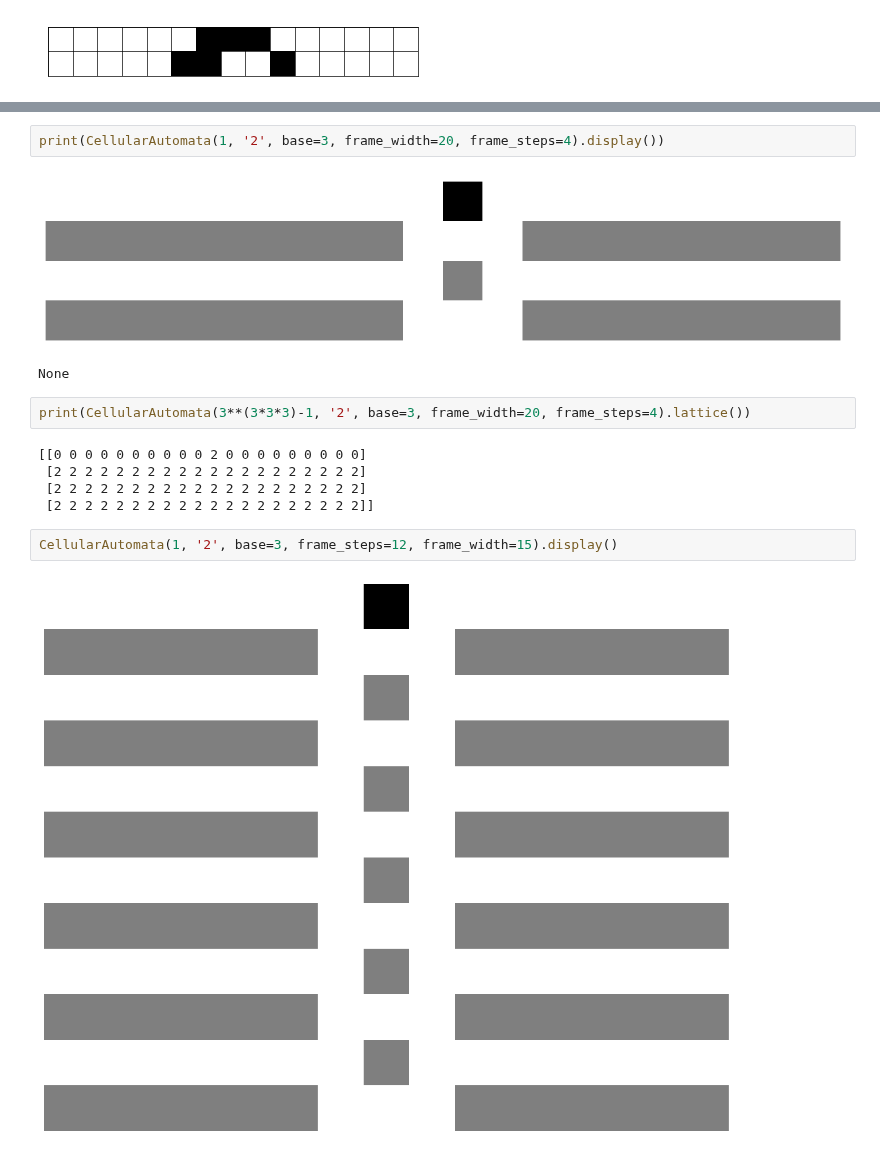
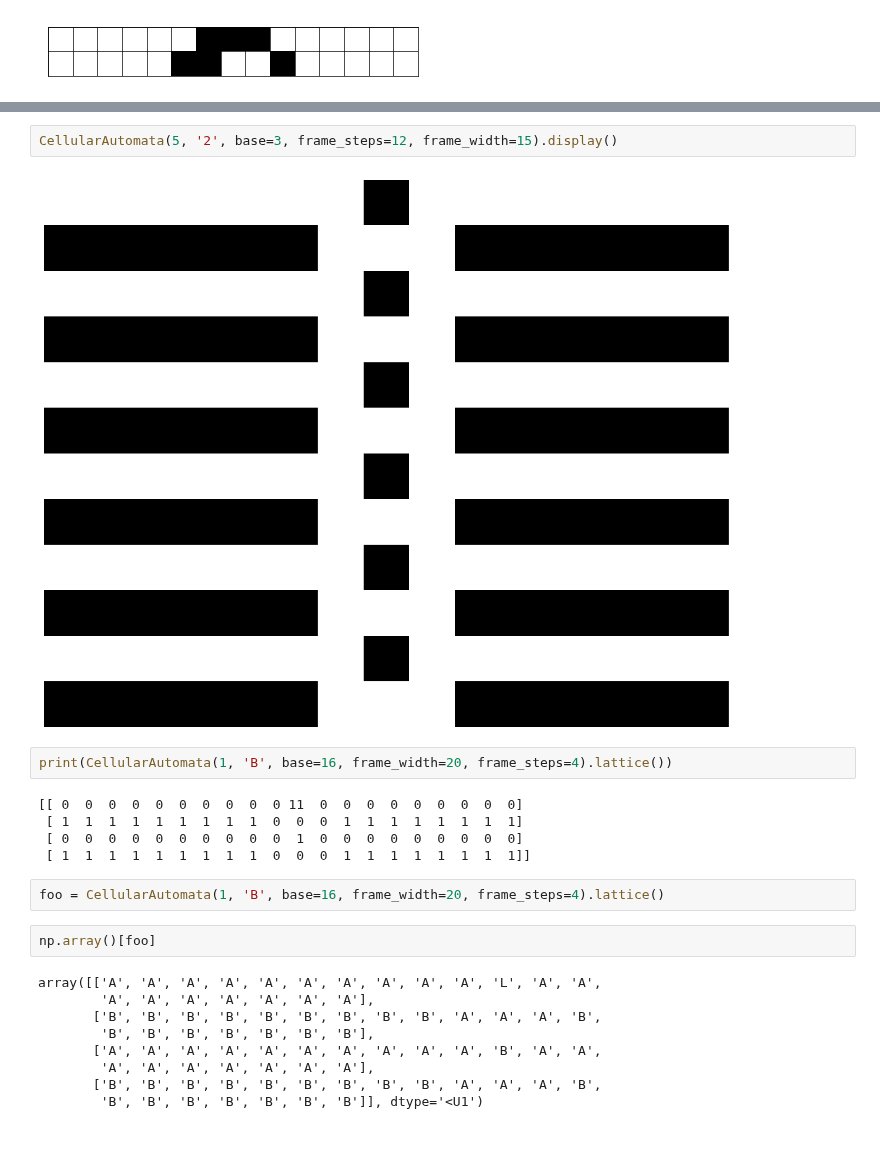
Before and after one commit to orome/automata-py, a Jupyter notebook: demo.ipynb, the cells around one changed output, grey strips where cells are left out. Cells and saved outputs as stored; diff of their text form.

```diff
--- a/demo.ipynb
+++ b/demo.ipynb
@@ -132,16 +147,24 @@ print(CellularAutomata(1, '2', base=3, frame_width=20, frame_steps=4).lattice())
+# %%
+CellularAutomata(5, '2', base=3, frame_steps=12, frame_width=15).display()
+# %% [output]
+[figure, added]
 # %%
-print(CellularAutomata(1, '2', base=3, frame_width=20, frame_steps=4).display())
+print(CellularAutomata(1, 'B', base=16, frame_width=20, frame_steps=4).lattice())
 # %% [output]
-[figure, removed]
-None
+[[ 0  0  0  0  0  0  0  0  0  0 11  0  0  0  0  0  0  0  0  0]
+ [ 1  1  1  1  1  1  1  1  1  0  0  0  1  1  1  1  1  1  1  1]
+ [ 0  0  0  0  0  0  0  0  0  0  1  0  0  0  0  0  0  0  0  0]
+ [ 1  1  1  1  1  1  1  1  1  0  0  0  1  1  1  1  1  1  1  1]]
 # %%
-print(CellularAutomata(3**(3*3*3)-1, '2', base=3, frame_width=20, frame_steps=4).lattice())
+foo = CellularAutomata(1, 'B', base=16, frame_width=20, frame_steps=4).lattice()
-# %% [output]
-[[0 0 0 0 0 0 0 0 0 0 2 0 0 0 0 0 0 0 0 0]
- [2 2 2 2 2 2 2 2 2 2 2 2 2 2 2 2 2 2 2 2]
- [2 2 2 2 2 2 2 2 2 2 2 2 2 2 2 2 2 2 2 2]
- [2 2 2 2 2 2 2 2 2 2 2 2 2 2 2 2 2 2 2 2]]
-# %%
-CellularAutomata(1, '2', base=3, frame_steps=12, frame_width=15).display()
-# %% [output]
-[figure, removed]
+# %%
+np.array()[foo]
+# %% [output]
+array([['A', 'A', 'A', 'A', 'A', 'A', 'A', 'A', 'A', 'A', 'L', 'A', 'A',
+        'A', 'A', 'A', 'A', 'A', 'A', 'A'],
+       ['B', 'B', 'B', 'B', 'B', 'B', 'B', 'B', 'B', 'A', 'A', 'A', 'B',
+        'B', 'B', 'B', 'B', 'B', 'B', 'B'],
+       ['A', 'A', 'A', 'A', 'A', 'A', 'A', 'A', 'A', 'A', 'B', 'A', 'A',
+        'A', 'A', 'A', 'A', 'A', 'A', 'A'],
+       ['B', 'B', 'B', 'B', 'B', 'B', 'B', 'B', 'B', 'A', 'A', 'A', 'B',
+        'B', 'B', 'B', 'B', 'B', 'B', 'B']], dtype='<U1')
```
Also changed, not shown: parts of 4 cells of this notebook, 1 other file.
